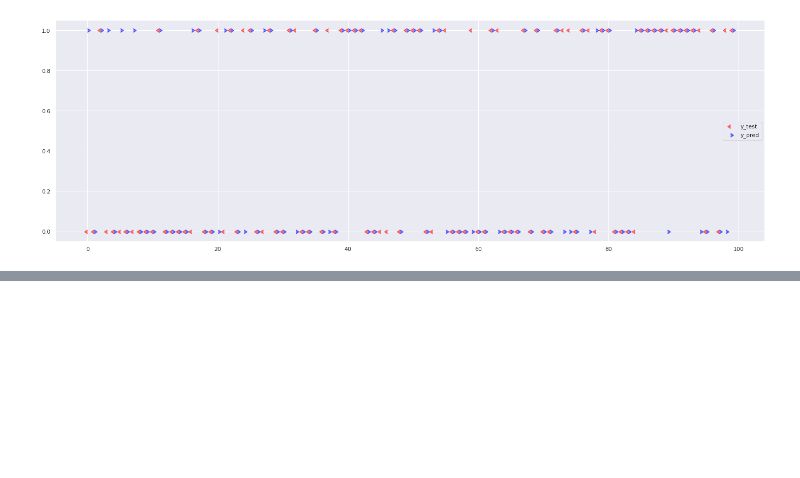
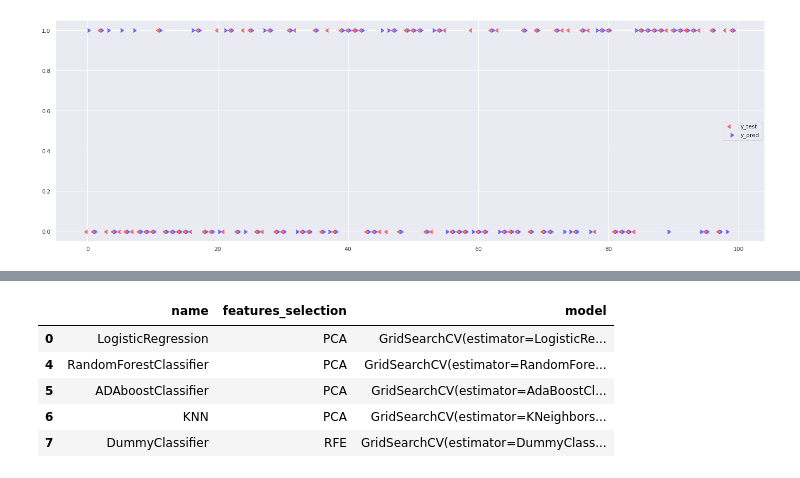
Before and after one commit to AgustinBaffo/CEIA, a Jupyter notebook: 07 - Machine Learning/3_BinaryClassifier.ipynb, the cells around one changed output, grey strips where cells are left out. Cells and saved outputs as stored; diff of their text form; code cells hidden in the pictures; blank space fills up the shorter version.

```diff
--- a/07 - Machine Learning/3_BinaryClassifier.ipynb
+++ b/07 - Machine Learning/3_BinaryClassifier.ipynb
@@ -563,0 +587,22 @@ plt.legend()
+# %%
+# Select models to plot and store it in new df
+plot_models = models_df.loc[models_df['features_selection'] == 'PCA'][['name','features_selection','model']]
+plot_models = plot_models[plot_models.name != 'SGDClassifier_hinge']
+plot_models = plot_models[plot_models.name != 'SGDClassifier_squared_hinge']
+plot_models = plot_models[plot_models.name != 'DecisionTreeClassifier']
+plot_models = plot_models.append(models_df.loc[models_df['name'] == 'DummyClassifier'][['name','features_selection','model']])
+
+nnet_model= models_df.loc[(models_df['name'] == 'NeuralNetwork') & (models_df['scaled'] == True)]['model']
+# plot_models = plot_models.append(models_df.loc[(models_df['name'] == 'NeuralNetwork') & (models_df['scaled'] == True)][['name','features_selection','model']])
+
+
+X_test_trf_pca = pca.transform(X_test)
+
+plot_models
+# %% [output]
+|  | name | features_selection | model |
+| 0 | LogisticRegression | PCA | GridSearchCV(estimator=LogisticRe... |
+| 4 | RandomForestClassifier | PCA | GridSearchCV(estimator=RandomFore... |
+| 5 | ADAboostClassifier | PCA | GridSearchCV(estimator=AdaBoostCl... |
+| 6 | KNN | PCA | GridSearchCV(estimator=KNeighbors... |
+| 7 | DummyClassifier | RFE | GridSearchCV(estimator=DummyClass... |
```
Also changed, not shown: parts of 5 cells of this notebook.
